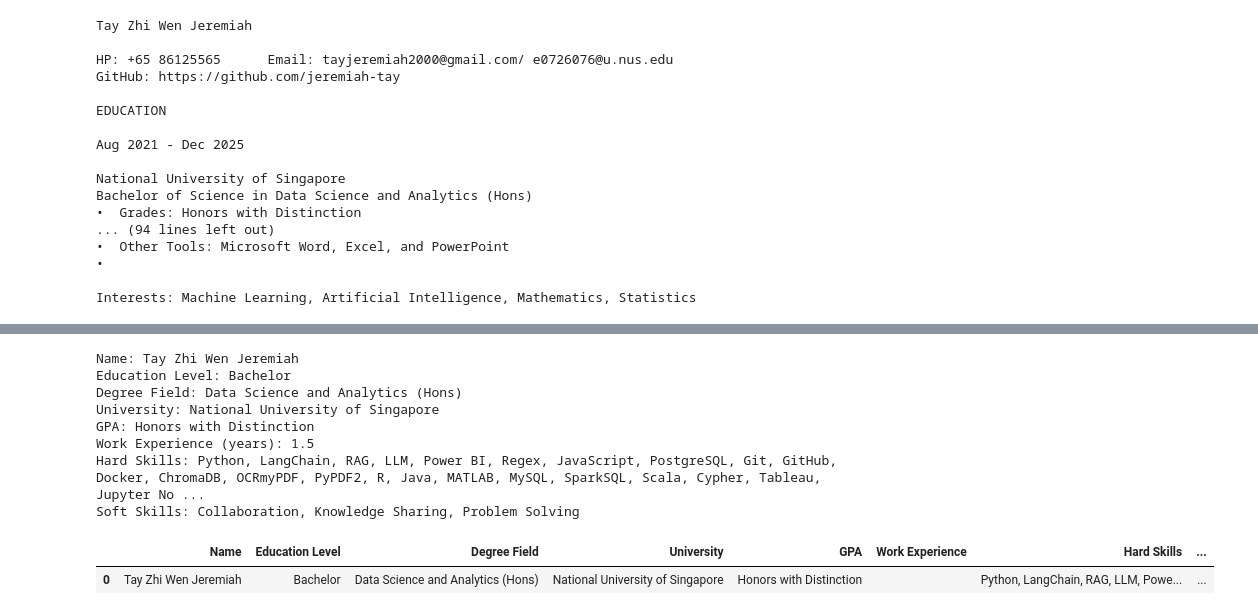
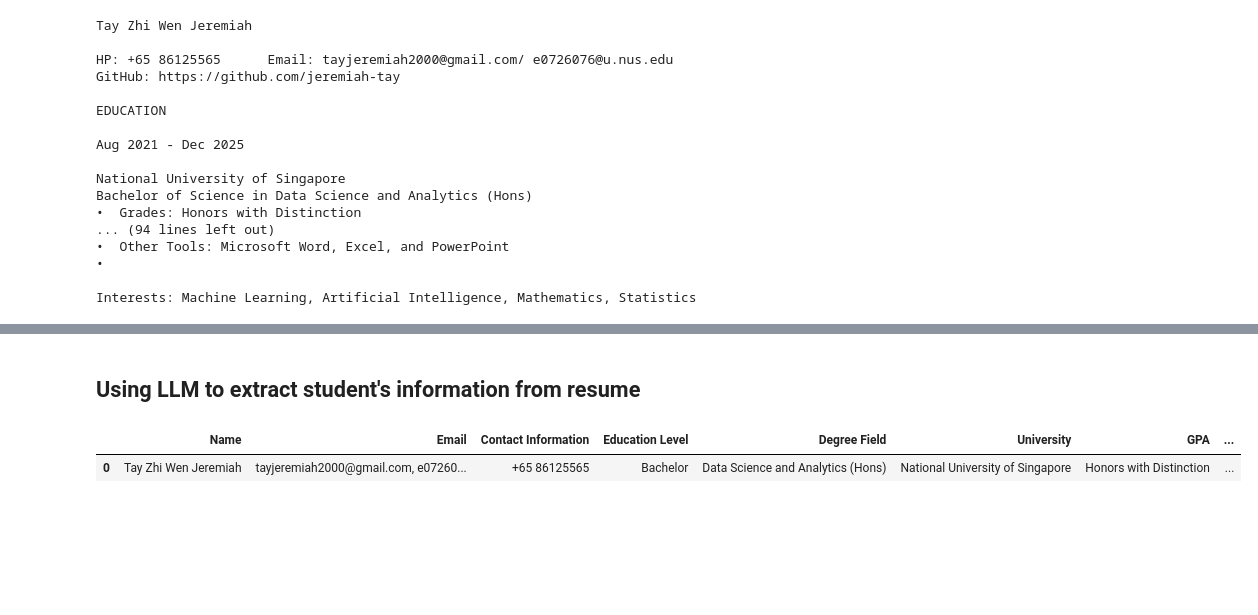
Before and after one commit to jeremiah-tay/Career-Path-Recommendation, a Jupyter notebook: recommender_system_working_notebook.ipynb, the cells around one changed output, grey strips where cells are left out. Drawn from its saved outputs; the diff is of its cells as text; code cells hidden in the pictures; blank space fills up the shorter version.

```diff
--- a/recommender_system_working_notebook.ipynb
+++ b/recommender_system_working_notebook.ipynb
@@ -2139,52 +2709,70 @@ Interests: Machine Learning, Artificial Intelligence, Mathematics, Statistics
+# %% [markdown]
+## Using LLM to extract student's information from resume
 # %%
 prompt = f"""
-You are a professional headhunting specialist tasked with extracting structured information from a candidate's resume.
+You are an expert headhunting and recruitment specialist. Your task is to extract **structured candidate information** from the resume text provided below.
 
-Please extract the following details accurately from the resume text provided below:
+Extract the following details as accurately as possible:
 
-- Name (full name of the candidate)
+- Name (full legal name of the candidate)
+- Email (all email address)
+- Contact Information (include phone number if available)
 - Education Level (e.g., Bachelor, Master, PhD)
 - Degree Field (e.g., Data Science, Computer Science, Economics)
-- University (name of the institution)
-- GPA (if available)
-- Work Experience (in total years)
-- Hard Skills (list of technical or domain-specific skills)
-- Soft Skills (list of interpersonal or transferable skills)
+- University Name (full name of the institution attended)
+- GPA (only if explicitly stated)
+- Work Experience (total number of years, based on roles mentioned)
+- Hard Skills (list of domain-specific or technical competencies)
+- Soft Skills (list of interpersonal or transferable attributes)
 
-Resume:
+**Resume Text:**
 {text}
 
-Return your response **strictly** in the following format without any additional explanation:
+Respond strictly in the following format with no additional comments or explanations:
 
 Name:
+Email:
+Contact Information:
 Education Level:
 Degree Field:
-University:
+University Name:
 GPA:
 Work Experience (years):
 Hard Skills:
 Soft Skills:
 """
 
 response = client.chat.completions.create(
     model = "deepseek-chat",
     messages = [
         {"role": "system", "content": "You are an extremely experienced head hunting specialist, that is experienced with reading resumes."},
         {"role": "user", "content": prompt},
     ],
     stream = False
 )
 
-print(response.choices[0].message.content)
+column_names = ['Name', 'Email', 'Contact Information','Education Level', 'Degree Field', 'University', 'GPA',
+                'Work Experience', 'Hard Skills', 'Soft Skills']
+student_df = pd.DataFrame(columns=column_names)
+
+new_student = {}
+
+for col in column_names:
+    pattern = rf"{col}.*:\s*?(.*)"
+    match = re.search(pattern, response.choices[0].message.content)
+    if match:
+        value = match.group(1).strip()
+        new_student[col] = value
+    else:
+        new_student[col] = ""
+
+new_student['Work Experience'] = float(new_student['Work Experience'])
+new_student = pd.DataFrame([new_student])
+student_df = pd.concat([student_df, new_student], ignore_index=True)
+student_df
 # %% [output]
-Name: Tay Zhi Wen Jeremiah
-Education Level: Bachelor
-Degree Field: Data Science and Analytics (Hons)
-University: National University of Singapore
-GPA: Honors with Distinction
-Work Experience (years): 1.5
-Hard Skills: Python, LangChain, RAG, LLM, Power BI, Regex, JavaScript, PostgreSQL, Git, GitHub, Docker, ChromaDB, OCRmyPDF, PyPDF2, R, Java, MATLAB, MySQL, SparkSQL, Scala, Cypher, Tableau, Jupyter No ...
-Soft Skills: Collaboration, Knowledge Sharing, Problem Solving
+|  | Name | Email | Contact Information | Education Level | Degree Field | University | GPA | ... |
+| 0 | Tay Zhi Wen Jeremiah | tayjeremiah2000@gmail.com, e07260... | +65 86125565 | Bachelor | Data Science and Analytics (Hons) | National University of Singapore | Honors with Distinction | ... |
 # %%
 column_names = ['Name', 'Education Level', 'Degree Field', 'University', 'GPA',
                 'Work Experience', 'Hard Skills', 'Soft Skills']
@@ -2193,7 +2781,7 @@ student_df = pd.DataFrame(columns=column_names)
 new_student = {}
 
 for col in column_names:
-    pattern = rf"{col}:\s*?(.*)"
+    pattern = rf"{col}.*:\s*?(.*)"
     match = re.search(pattern, response.choices[0].message.content)
     if match:
         value = match.group(1).strip()
@@ -2201,9 +2789,6 @@ for col in column_names:
     else:
         new_student[col] = ""
 
+new_student['Work Experience'] = float(new_student['Work Experience'])
 new_student = pd.DataFrame([new_student])
 student_df = pd.concat([student_df, new_student], ignore_index=True)
-student_df
-# %% [output]
-|  | Name | Education Level | Degree Field | University | GPA | Work Experience | Hard Skills | ... |
-| 0 | Tay Zhi Wen Jeremiah | Bachelor | Data Science and Analytics (Hons) | National University of Singapore | Honors with Distinction |  | Python, LangChain, RAG, LLM, Powe... | ... |
```
Also changed, not shown: parts of 11 cells of this notebook.
